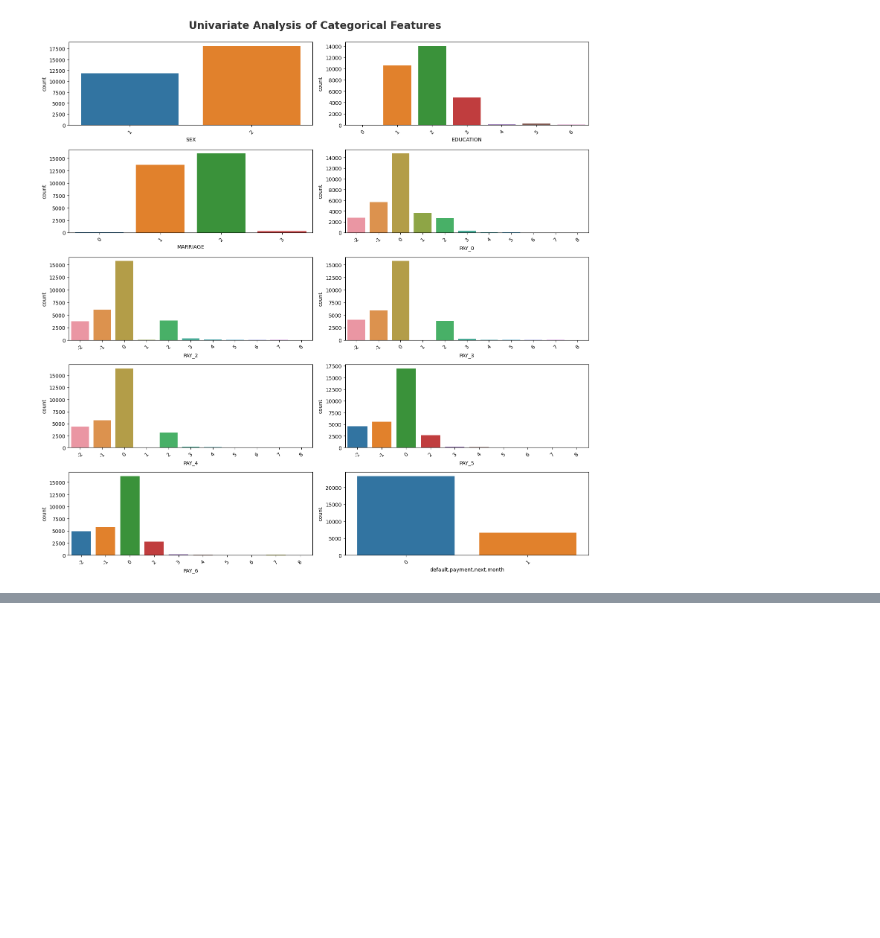
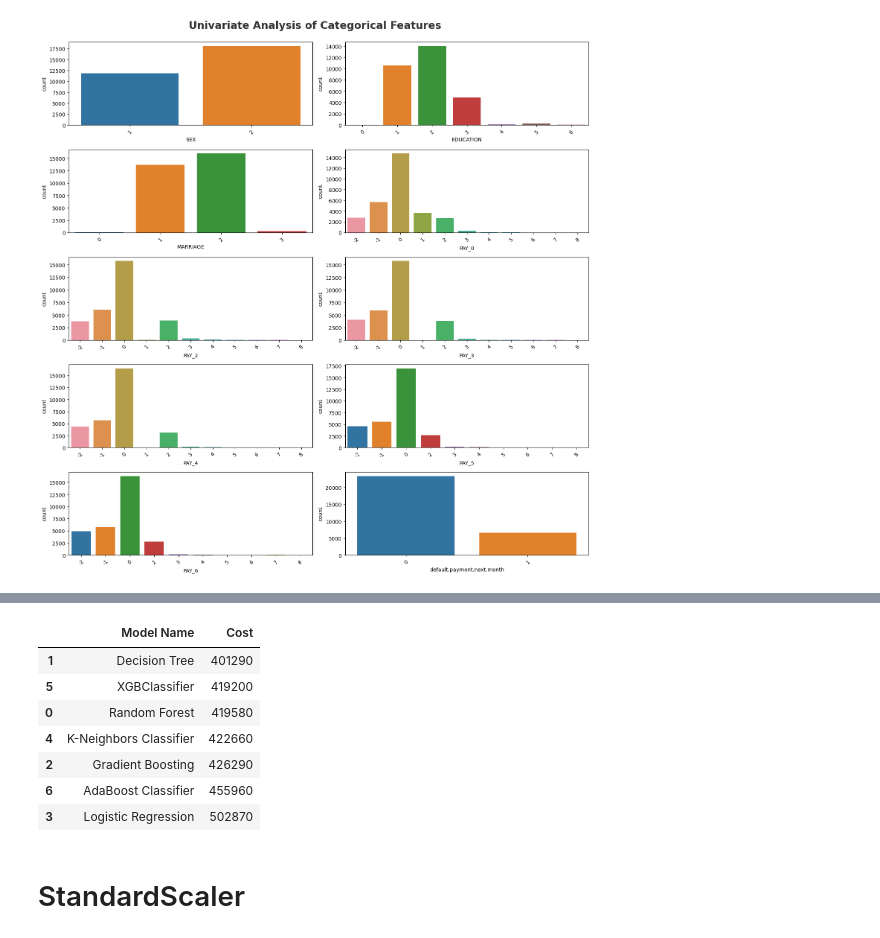
Before and after one commit to abhaykeni/credit-card-defaulter-project, a Jupyter notebook: notebook/credit-card-defaulter-EDA.ipynb, the cells around one changed output, grey strips where cells are left out. Cells and saved outputs as stored; diff of their text form; code cells hidden in the pictures; blank space fills up the shorter version.

Commit message:
EDA and Model Testing Completed

```diff
--- a/notebook/credit-card-defaulter-EDA.ipynb
+++ b/notebook/credit-card-defaulter-EDA.ipynb
@@ -317,3 +321,20 @@ def evaluate_models(X, y, models):
     report=pd.DataFrame(list(zip(models_list, cost_list)), columns=['Model Name', 'Cost']).sort_values(by=["Cost"])
 
     return report
+# %%
+X = df.drop("default.payment.next.month",axis=1)
+y = df["default.payment.next.month"]
+# %%
+robustscaler = RobustScaler()
+X_scale_robust = robustscaler.fit_transform(X)
+# %%
+# Dictionary which contains models for experiment
+models = {
+    "Random Forest": RandomForestClassifier(),
+    "Decision Tree": DecisionTreeClassifier(),
+    "Gradient Boosting": GradientBoostingClassifier(),
+    "Logistic Regression": LogisticRegression(),
+     "K-Neighbors Classifier": KNeighborsClassifier(),
+    "XGBClassifier": XGBClassifier(),
+    "AdaBoost Classifier": AdaBoostClassifier()
+}
@@ -319,0 +343,3 @@ def evaluate_models(X, y, models):
+# %%
+# Robust Scaler Report
+report_robust = evaluate_models(X_scale_robust,y,models)
@@ -319,0 +364,13 @@ def evaluate_models(X, y, models):
+# %%
+report_robust
+# %% [output]
+|  | Model Name | Cost |
+| 1 | Decision Tree | 401290 |
+| 5 | XGBClassifier | 419200 |
+| 0 | Random Forest | 419580 |
+| 4 | K-Neighbors Classifier | 422660 |
+| 2 | Gradient Boosting | 426290 |
+| 6 | AdaBoost Classifier | 455960 |
+| 3 | Logistic Regression | 502870 |
+# %% [markdown]
+# StandardScaler
```
Also changed, not shown: parts of 26 cells of this notebook, 12 other files.
